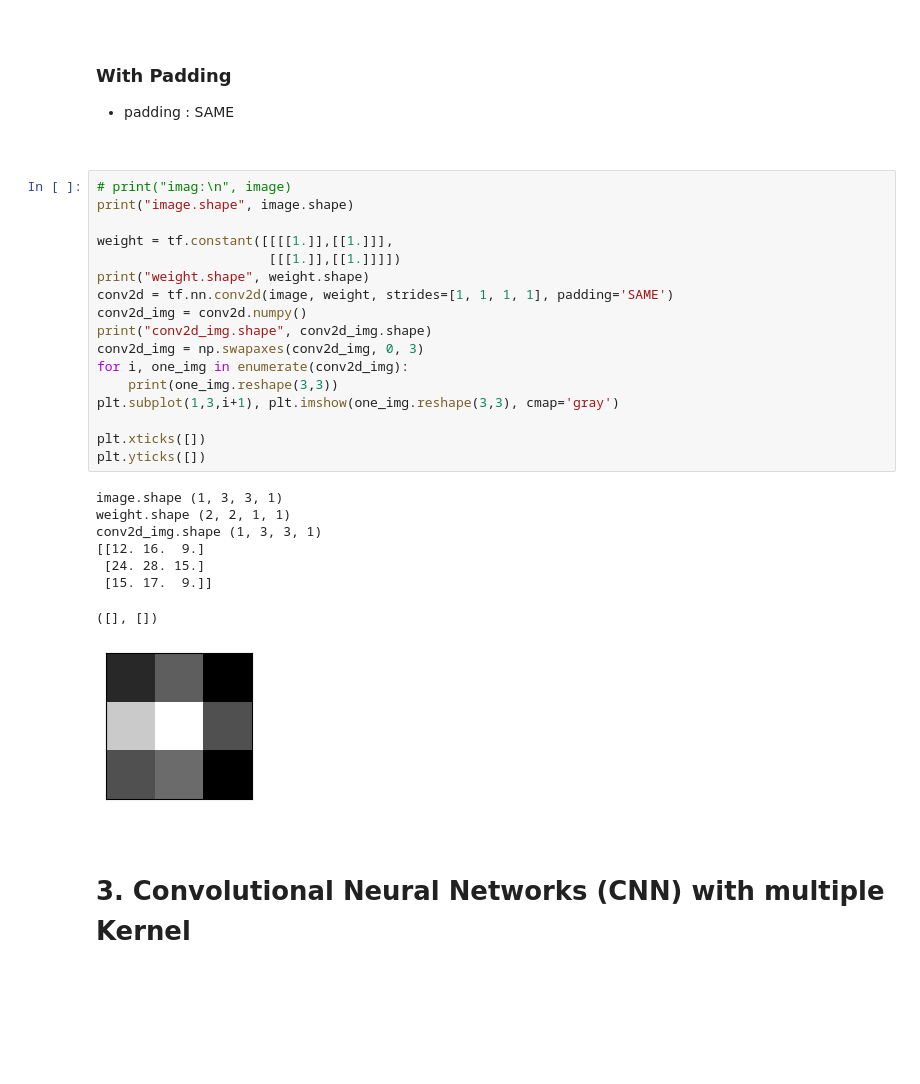
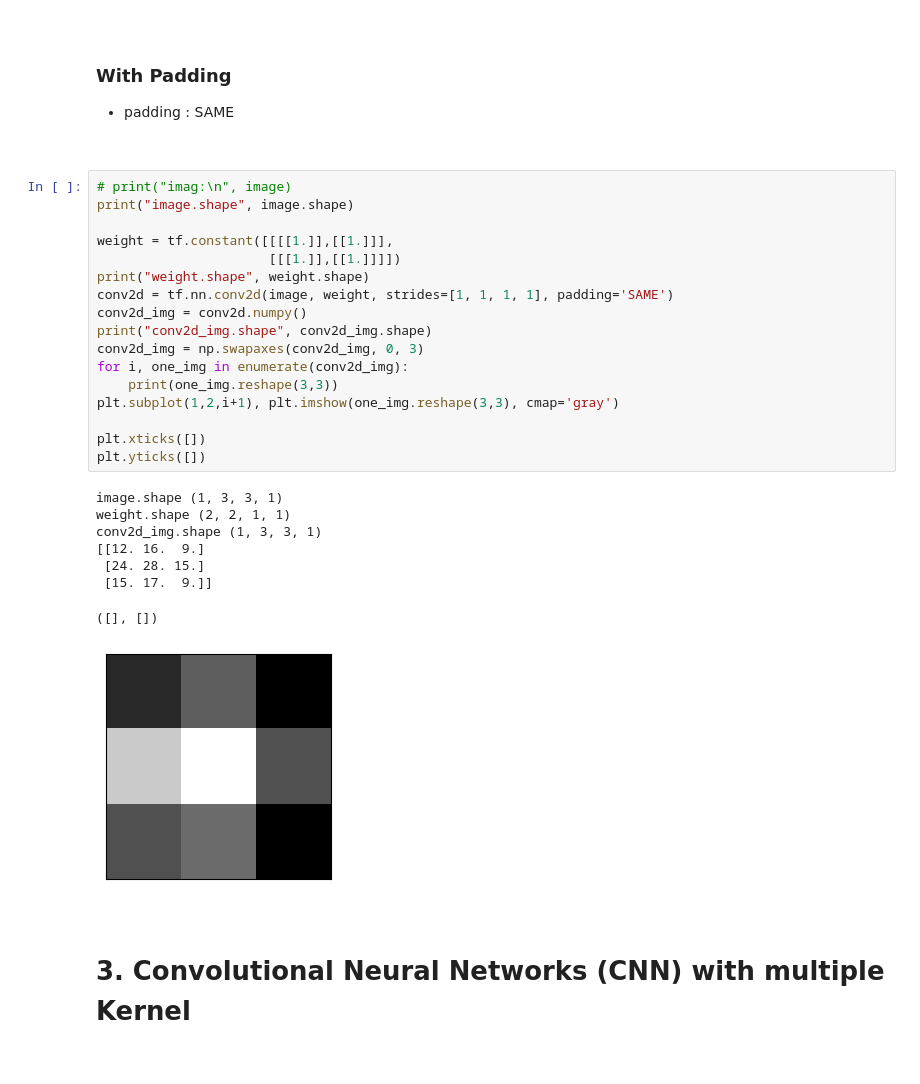
Before and after one commit to kimqkr4/submission, a Jupyter notebook: 11주차_CNN.ipynb, the cells around one changed output. Saved outputs shown, nothing was run; the diff lists cells and outputs as text; blank space fills up the shorter version.

```diff
--- a/11주차_CNN.ipynb
+++ b/11주차_CNN.ipynb
@@ -254,29 +254,29 @@ conv2d_img.shape (1, 2, 2, 1)
 # %%
 # print("imag:\n", image)
 print("image.shape", image.shape)
 
 weight = tf.constant([[[[1.]],[[1.]]],
                       [[[1.]],[[1.]]]])
 print("weight.shape", weight.shape)
 conv2d = tf.nn.conv2d(image, weight, strides=[1, 1, 1, 1], padding='SAME')
 conv2d_img = conv2d.numpy()
 print("conv2d_img.shape", conv2d_img.shape)
 conv2d_img = np.swapaxes(conv2d_img, 0, 3)
 for i, one_img in enumerate(conv2d_img):
     print(one_img.reshape(3,3))
-plt.subplot(1,3,i+1), plt.imshow(one_img.reshape(3,3), cmap='gray')
+plt.subplot(1,2,i+1), plt.imshow(one_img.reshape(3,3), cmap='gray')
 
 plt.xticks([])
 plt.yticks([])
 # %% [output]
 image.shape (1, 3, 3, 1)
 weight.shape (2, 2, 1, 1)
 conv2d_img.shape (1, 3, 3, 1)
 [[12. 16.  9.]
  [24. 28. 15.]
  [15. 17.  9.]]
 ([], [])
-[figure, old version]
+[figure, new version]
 # %% [markdown]
 <br>
 
```
